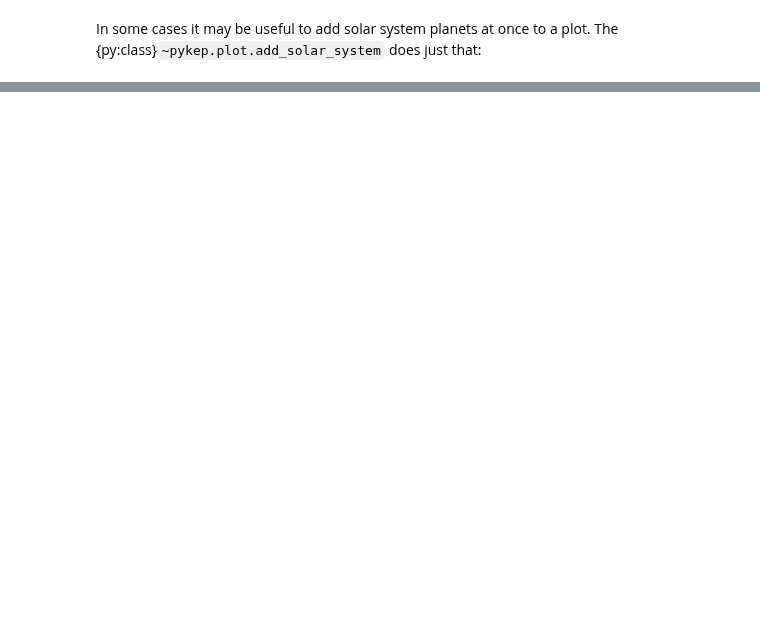
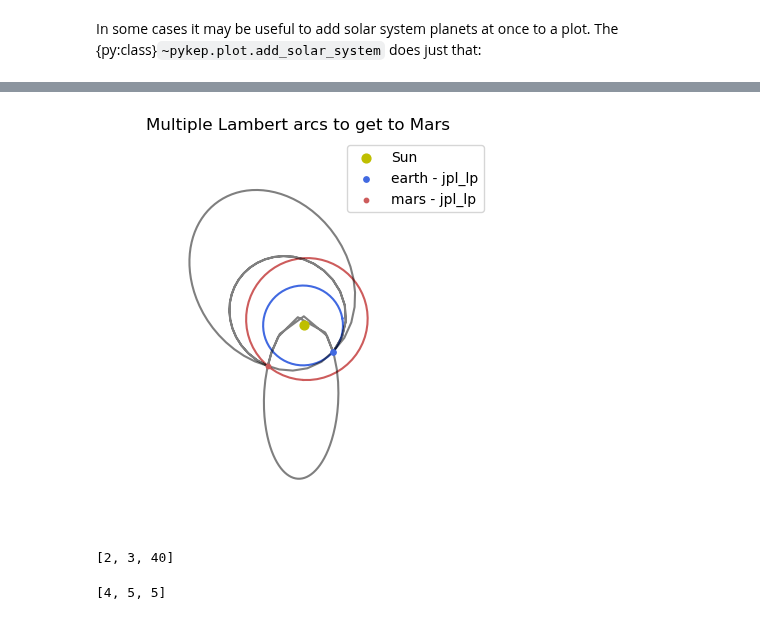
Before and after one commit to esa/kep3, a Jupyter notebook: doc/notebooks/plotting.ipynb, the cells around one changed output, grey strips where cells are left out. Saved outputs shown, nothing was run; the diff lists cells and outputs as text; code cells hidden in the pictures; blank space fills up the shorter version.

```diff
--- a/doc/notebooks/plotting.ipynb
+++ b/doc/notebooks/plotting.ipynb
@@ -67,0 +107,35 @@ ax.view_init(90,0)
+# %%
+t0 = 2140.
+tof_days = 1230.22
+r0, v0 = earth.eph(t0)
+r1, v1 = mars.eph(t0+tof_days)
+lp = pk.lambert_problem(r0=r0, r1=r1,mu=pk.MU_SUN, tof=tof_days*pk.DAY2SEC )
+# %%
+# Making the axis
+ax = pk.plot.make_3Daxis(figsize = (5,5))
+
+# Adding the various planets / Sun
+pk.plot.add_sun(ax, s=40)
+
+pk.plot.add_planet(ax, earth, when=t0, label = earth.get_name(), c = 'royalblue', s=15)
+pk.plot.add_planet_orbit(ax, earth, c = 'royalblue')
+
+pk.plot.add_planet(ax, mars, when=t0 + tof_days, label = mars.get_name(), c = 'indianred', s=10)
+pk.plot.add_planet_orbit(ax, mars, c = 'indianred')
+
+# Here we add the Lambert arc
+pk.plot.add_lambert(ax, lp, N=60, sol=0, c='k', alpha=0.5)
+pk.plot.add_lambert(ax, lp, N=60, sol=1, c='k', alpha=0.5)
+pk.plot.add_lambert(ax, lp, N=60, sol=2, c='k', alpha=0.5)
+
+
+
+# Some cosmetics to customize the plot
+ax.legend()
+ax.axis('off')
+ax.set_xlim3d(-3,3)
+ax.set_ylim3d(-3,3)
+ax.view_init(90,0)
+ax.set_title("Multiple Lambert arcs to get to Mars");
+# %% [output]
+[figure, added]
@@ -67,0 +144,8 @@ ax.view_init(90,0)
+# %%
+r
+# %% [output]
+[2, 3, 40]
+# %%
+v
+# %% [output]
+[4, 5, 5]
```
Also changed, not shown: parts of 15 cells of this notebook, 7 other files.
